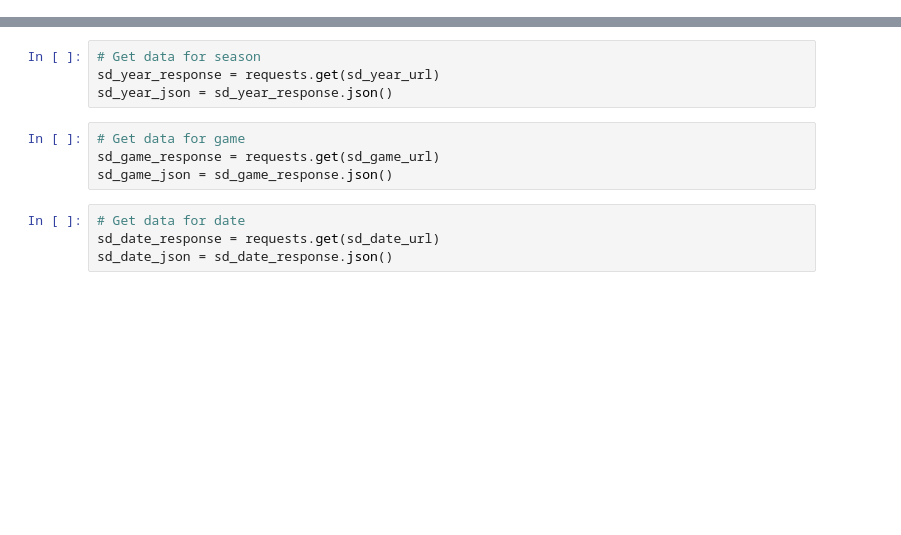
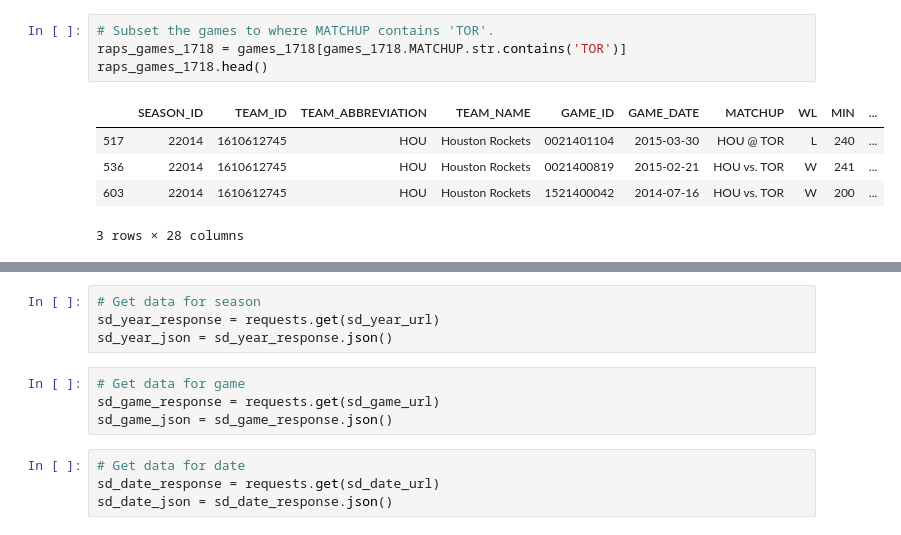
Before and after one commit to brentgarbe/Group6Repo, a Jupyter notebook: Data_Exploration.ipynb, the cells around one changed output, grey strips where cells are left out. Drawn from its saved outputs; the diff is of its cells as text; blank space fills up the shorter version.

```diff
--- a/Data_Exploration.ipynb
+++ b/Data_Exploration.ipynb
@@ -211,0 +182,10 @@ player_df.head()
+# %%
+# Subset the games to where MATCHUP contains 'TOR'.
+raps_games_1718 = games_1718[games_1718.MATCHUP.str.contains('TOR')]
+raps_games_1718.head()
+# %% [output]
+|  | SEASON_ID | TEAM_ID | TEAM_ABBREVIATION | TEAM_NAME | GAME_ID | GAME_DATE | MATCHUP | WL | MIN | ... |
+| 517 | 22014 | 1610612745 | HOU | Houston Rockets | 0021401104 | 2015-03-30 | HOU @ TOR | L | 240 | ... |
+| 536 | 22014 | 1610612745 | HOU | Houston Rockets | 0021400819 | 2015-02-21 | HOU vs. TOR | W | 241 | ... |
+| 603 | 22014 | 1610612745 | HOU | Houston Rockets | 1521400042 | 2014-07-16 | HOU vs. TOR | W | 200 | ... |
+3 rows × 28 columns
```
Also changed, not shown: parts of 35 cells of this notebook, 5 other files.
